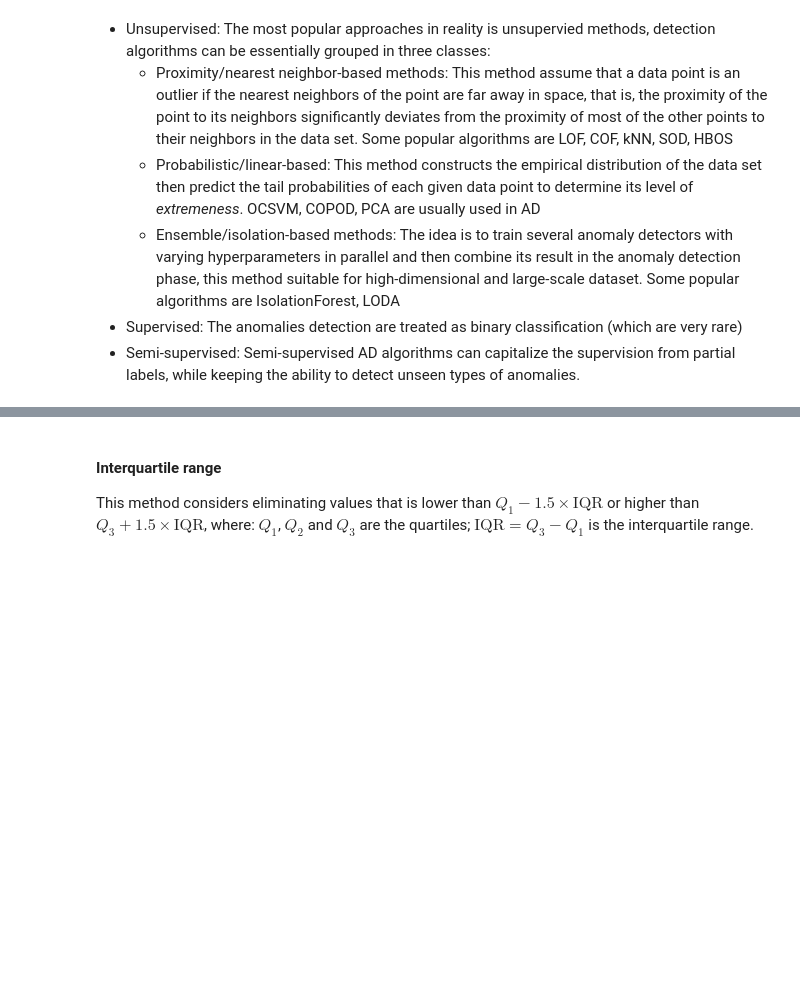
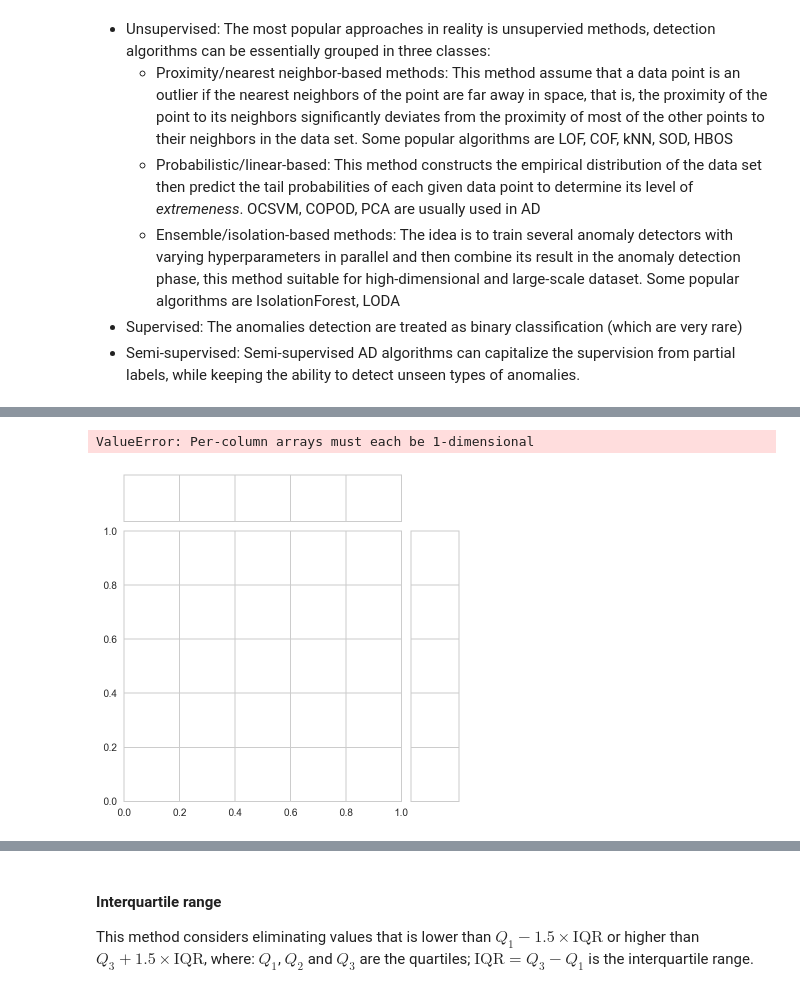
Before and after one commit to hungpq7/tabular-book, a Jupyter notebook: 09-unsupervised-learning/pyod-anomaly-detection.ipynb, the cells around one changed output, grey strips where cells are left out. Drawn from its saved outputs; the diff is of its cells as text; code cells hidden in the pictures; blank space fills up the shorter version.

```diff
--- a/09-unsupervised-learning/pyod-anomaly-detection.ipynb
+++ b/09-unsupervised-learning/pyod-anomaly-detection.ipynb
@@ -29,0 +40,3 @@ However, there's no best rule for handling outliers. You need to ask yourself *W
+# %%
+dfWine = pd.read_csv('../data/wine_quality.csv')
+dfWine
@@ -29,0 +57,9 @@ However, there's no best rule for handling outliers. You need to ask yourself *W
+# %%
+reducer = PCA(n_components=2)
+reducer.fit(dfWine)
+projection = reducer.transform(dfWine)
+# %%
+sns.jointplot(reducer.transform(dfWine))
+# %% [output]
+ValueError: Per-column arrays must each be 1-dimensional
+[figure, added]
```
Also changed, not shown: parts of 30 cells of this notebook, 2 other files.
